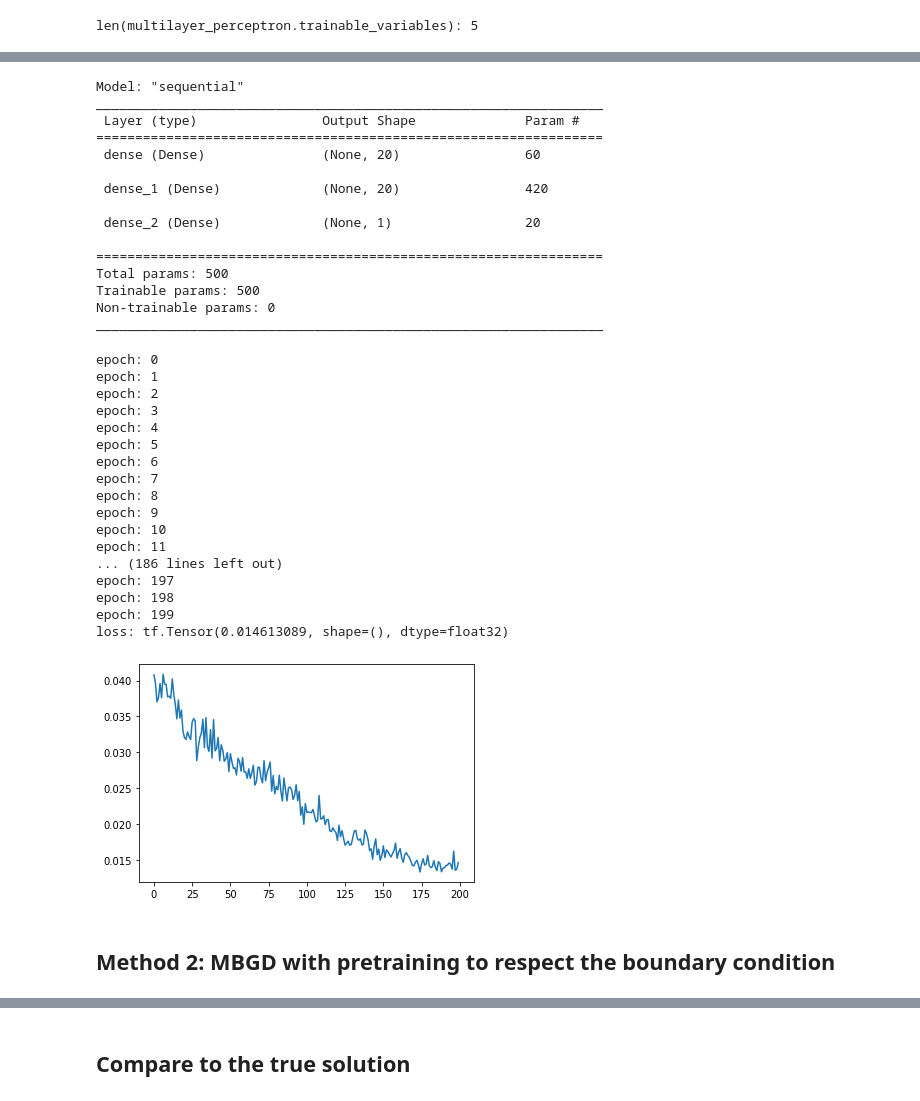
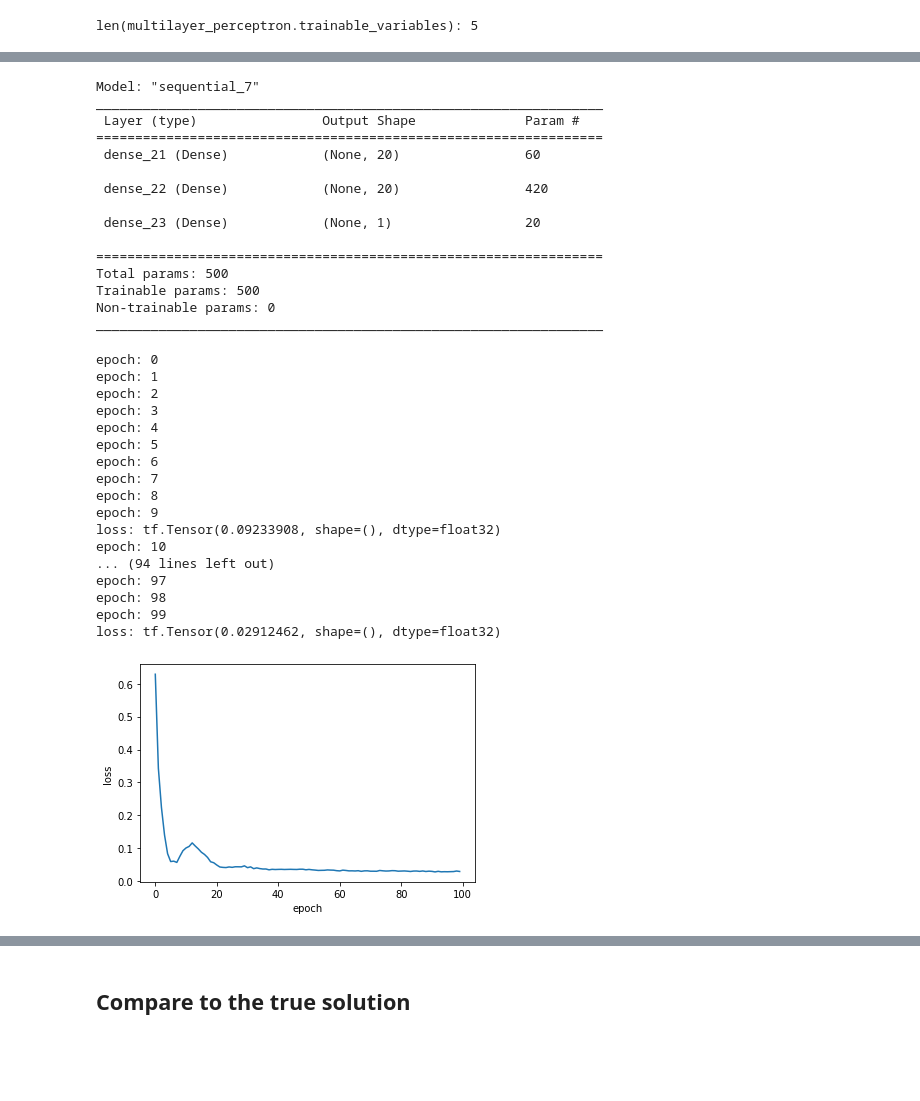
Before and after one commit to LawsonOliveira/Tsunami, a Jupyter notebook: differentiate/NN_test_function_A_F.ipynb, the cells around one changed output, grey strips where cells are left out. Cells and saved outputs as stored; diff of their text form; code cells hidden in the pictures; blank space fills up the shorter version.

Commit message:
third method with A and F implemented, correction of the graphs

```diff
--- a/differentiate/NN_test_function_A_F.ipynb
+++ b/differentiate/NN_test_function_A_F.ipynb
@@ -161,13 +431,17 @@ tf_boundary_coords = tf.convert_to_tensor([tf.constant([x,y],dtype=DTYPE) for x
+# %%
+# Set A here
+
+A = 0
+dA_dxx = 0
+dA_dyy= 0
 # %%
 # method 1: mini-batch gradient descent + (loss = MSE + MSE on all boundary)
 
 # a few train parameters to adjust
 learning_rate = 0.01
-training_steps = 200
+training_steps = 100
 batch_size = 1000
-display_step = 100
-
-alpha = 15 # magnify the boundary condition in the loss
+display_step = 10
 
 optimizer = tf.optimizers.Adam(lr=learning_rate)
 
@@ -176,42 +450,48 @@ multilayer_perceptron = generate_model()
 
 
 # Universal Approximator
-def g(x):
+def g_3(X):
   # F_x = Pstud._eval_polynome_numpy(F_xpy_real,x[0,0],x[0,1])
-  N_x = multilayer_perceptron(x)
-  return N_x
+  N_X = multilayer_perceptron(X)
+  return tf.squeeze(tf.transpose(expr_F(X[:,0],X[:,1])),axis=-1)*N_X
 
 
 # Custom loss function to approximate the derivatives
 
-def custom_loss_1():
+def custom_loss_3():
   indices = np.random.randint(tf_coords.shape[0],size=batch_size)
   tf_sample_coords = tf.convert_to_tensor([tf_coords[i] for i in indices])
 
-  dg_dxx,dg_dyy = differentiate(g,tf_sample_coords)
+  dN_dx,dN_dxx,dN_dy,dN_dyy = differentiate(multilayer_perceptron,tf_sample_coords)
   f_r = tf.reshape(f(tf_sample_coords),[batch_size,1])
+
+  F,dF_dx,dF_dxx,dF_dy,dF_dyy = evaluate_F_and_diff(tf_sample_coords)
+
+  dg_dxx = dF_dxx + 2*dF_dx*dN_dx + F*dN_dxx + dA_dxx
+  dg_dyy = dF_dyy + 2*dF_dy*dN_dy + F*dN_dyy + dA_dyy
   res = residual(dg_dxx,dg_dyy,f_r)
 
-  loss = tf.reduce_mean(tf.square(res)) + alpha*tf.reduce_mean(tf.square(g(tf_boundary_coords)-boundary_conditions(tf_boundary_coords)))
+  loss = tf.reduce_mean(tf.square(res))
   return loss
 
 # train of method 1:
-def train_step_1():
+def train_step_3():
   with tf.GradientTape() as tape:
-    loss = custom_loss_1()
+    loss = custom_loss_3()
   trainable_variables=multilayer_perceptron.trainable_variables
   gradients = tape.gradient(loss, trainable_variables)
   optimizer.apply_gradients(zip(gradients, trainable_variables))
+  return loss
 # %% [output]
-Model: "sequential"
+Model: "sequential_7"
 _________________________________________________________________
  Layer (type)                Output Shape              Param #
 =================================================================
- dense (Dense)               (None, 20)                60
+ dense_21 (Dense)            (None, 20)                60
 
- dense_1 (Dense)             (None, 20)                420
+ dense_22 (Dense)            (None, 20)                420
 
- dense_2 (Dense)             (None, 1)                 20
+ dense_23 (Dense)            (None, 1)                 20
 
 =================================================================
 Total params: 500
@@ -221,38 +501,35 @@ _________________________________________________________________
 # %%
 # Training the Model of method 1:
 
 all_losses = []
 
 for i in range(training_steps):
   print('epoch:',i)
-  train_step_1()
-  loss = custom_loss_1()
+  loss = train_step_3()
   if i % display_step == display_step-1:
     print("loss:", loss)
   all_losses.append(loss)
 
 plt.plot(np.arange(0,training_steps),all_losses)
 plt.ylabel('loss')
 plt.xlabel('epoch')
 plt.show()
 # %% [output]
 epoch: 0
 epoch: 1
 epoch: 2
 epoch: 3
 epoch: 4
 epoch: 5
 epoch: 6
 epoch: 7
 epoch: 8
 epoch: 9
+loss: tf.Tensor(0.09233908, shape=(), dtype=float32)
 epoch: 10
-epoch: 11
-... (186 lines left out)
-epoch: 197
-epoch: 198
-epoch: 199
-loss: tf.Tensor(0.014613089, shape=(), dtype=float32)
+... (94 lines left out)
+epoch: 97
+epoch: 98
+epoch: 99
+loss: tf.Tensor(0.02912462, shape=(), dtype=float32)
-[figure, old version]
+[figure, new version]
-# %% [markdown]
-## Method 2: MBGD with pretraining to respect the boundary condition
```
Also changed, not shown: parts of 23 cells of this notebook.
